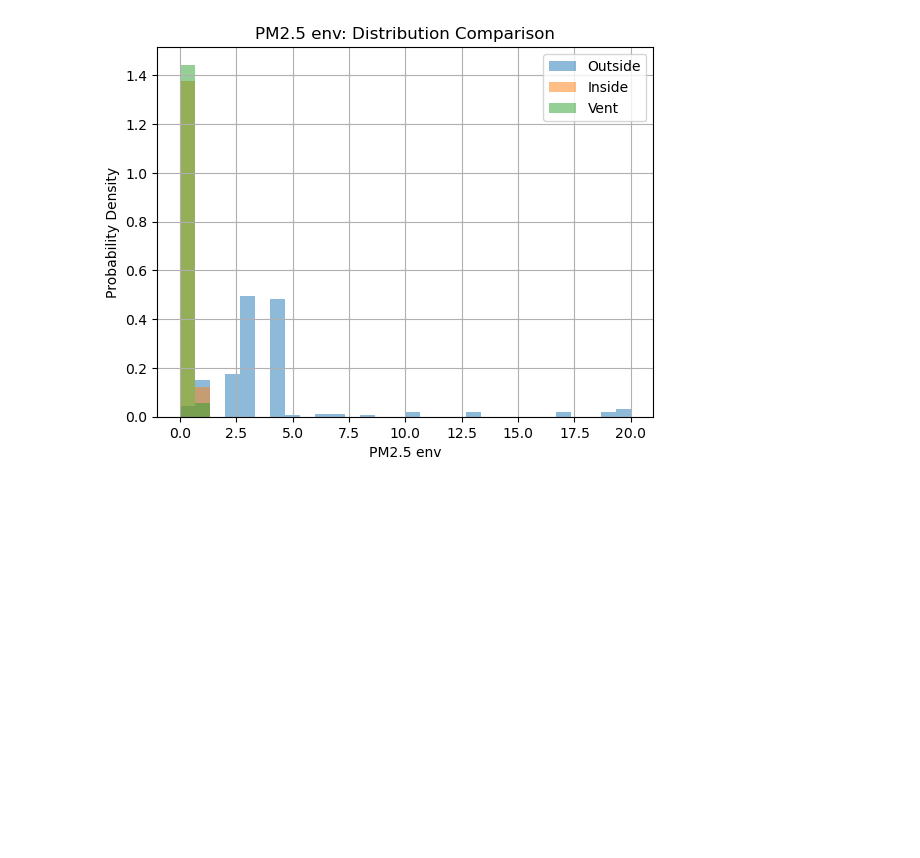
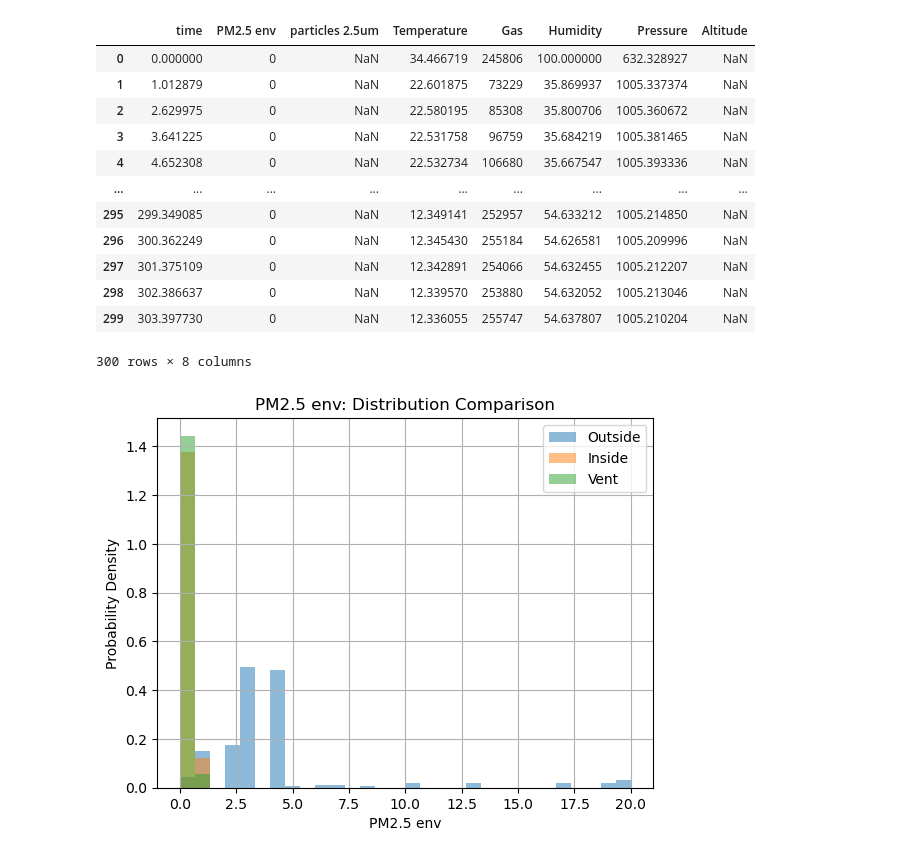
Before and after one commit to Theman1483/E11_Aidan_Grant_Ryan, a Jupyter notebook: lab3.ipynb, the cells around one changed output. Cells and saved outputs as stored; diff of their text form; code cells hidden in the pictures; blank space fills up the shorter version.

```diff
--- a/lab3.ipynb
+++ b/lab3.ipynb
@@ -63,3 +163,19 @@ for col in data_columns:
+# %%
+display(df_other_outside)
+# %% [output]
+|  | time | PM2.5 env | particles 2.5um | Temperature | Gas | Humidity | Pressure | Altitude |
+| 0 | 0.000000 | 0 | NaN | 34.466719 | 245806 | 100.000000 | 632.328927 | NaN |
+| 1 | 1.012879 | 0 | NaN | 22.601875 | 73229 | 35.869937 | 1005.337374 | NaN |
+| 2 | 2.629975 | 0 | NaN | 22.580195 | 85308 | 35.800706 | 1005.360672 | NaN |
+| 3 | 3.641225 | 0 | NaN | 22.531758 | 96759 | 35.684219 | 1005.381465 | NaN |
+| 4 | 4.652308 | 0 | NaN | 22.532734 | 106680 | 35.667547 | 1005.393336 | NaN |
+| ... | ... | ... | ... | ... | ... | ... | ... | ... |
+| 295 | 299.349085 | 0 | NaN | 12.349141 | 252957 | 54.633212 | 1005.214850 | NaN |
+| 296 | 300.362249 | 0 | NaN | 12.345430 | 255184 | 54.626581 | 1005.209996 | NaN |
+| 297 | 301.375109 | 0 | NaN | 12.342891 | 254066 | 54.632455 | 1005.212207 | NaN |
+| 298 | 302.386637 | 0 | NaN | 12.339570 | 253880 | 54.632052 | 1005.213046 | NaN |
+| 299 | 303.397730 | 0 | NaN | 12.336055 | 255747 | 54.637807 | 1005.210204 | NaN |
+300 rows × 8 columns
 # %%
 import matplotlib.pyplot as plt
 import numpy as np
```
Also changed, not shown: parts of 2 cells of this notebook.
